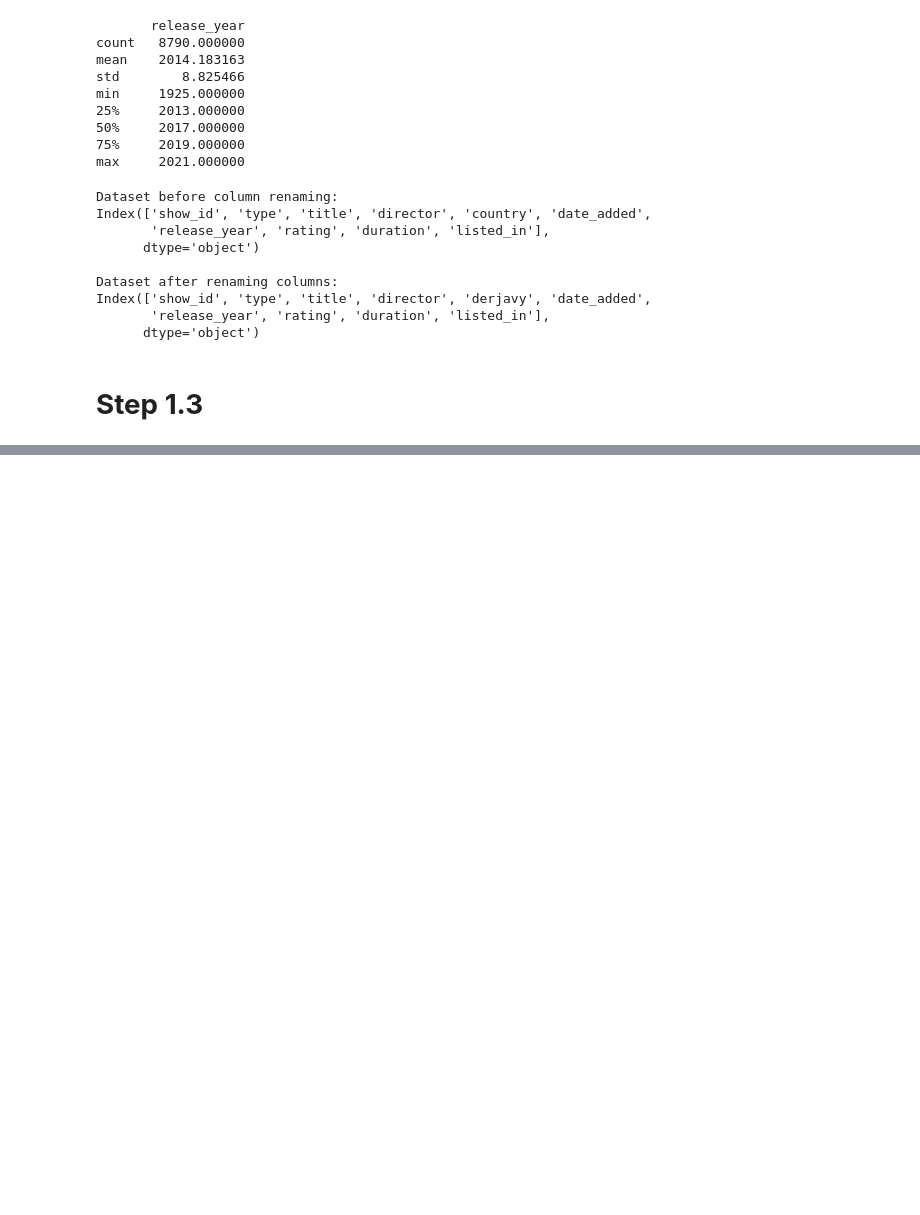
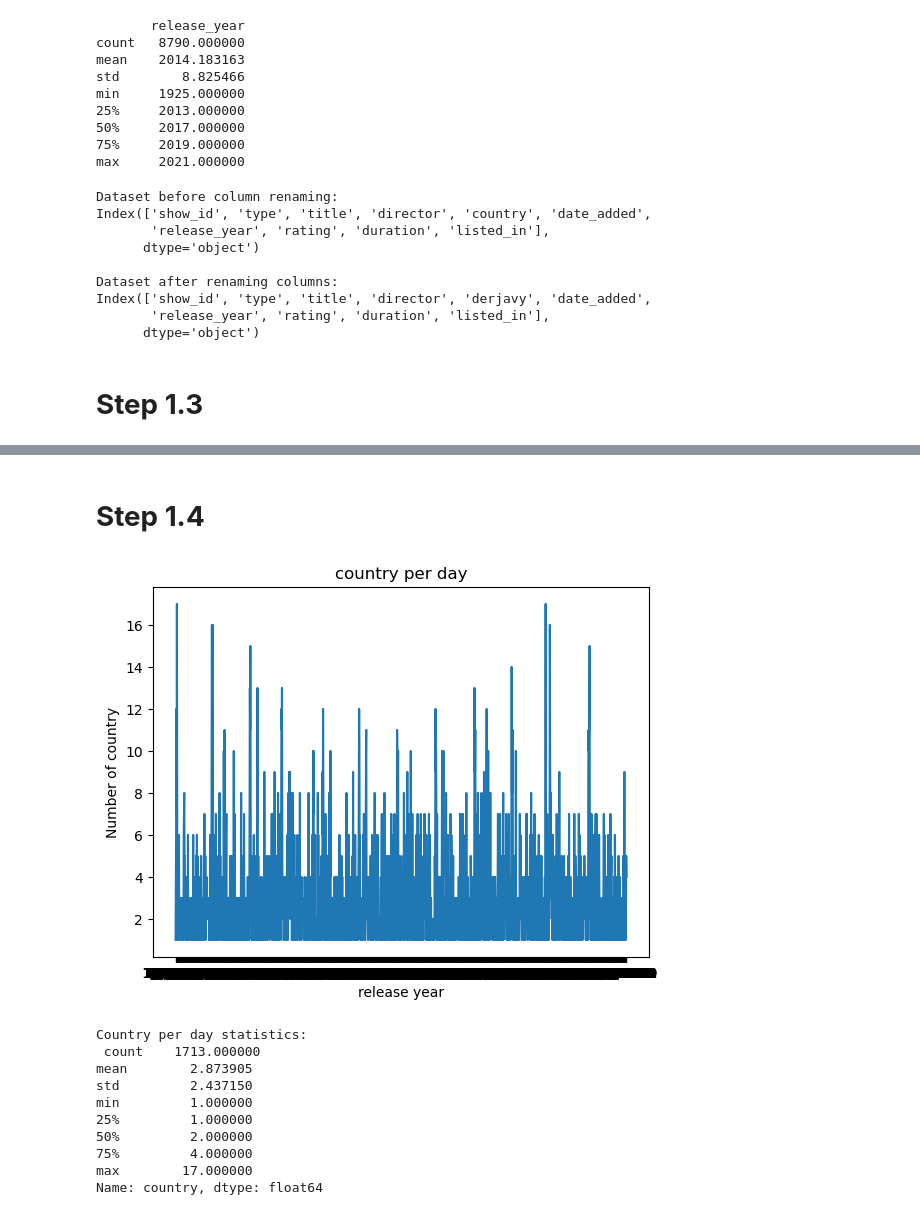
Before and after one commit to DanielXV1/Project-DataBase, a Jupyter notebook: project-database.ipynb, the cells around one changed output, grey strips where cells are left out. Cells and saved outputs as stored; diff of their text form; code cells hidden in the pictures; blank space fills up the shorter version.

```diff
--- a/project-database.ipynb
+++ b/project-database.ipynb
@@ -329,0 +279,53 @@ Top-10 по country:
+# %% [markdown]
+# **Step 1.4**
+# %%
+import pandas as pd
+
+data = pd.read_csv('/kaggle/input/netflix-data-cleaning-analysis-and-visualization/netflix1.csv')
+
+# предобработка данных
+data.drop_duplicates(inplace=True)
+data.dropna(inplace=True)
+
+# расчет метрик
+country_per_day = data.groupby('date_added')['country'].nunique()
+#sales_per_day = data.groupby('date')['sales'].sum()
+#sales_per_visitor = data.groupby('country')['sales'].sum()
+
+# визуализация результатов
+import matplotlib.pyplot as plt
+
+plt.plot(country_per_day)
+plt.title('country per day')
+plt.xlabel('release year')
+plt.ylabel('Number of country')
+plt.show()
+
+#plt.plot(sales_per_day)
+#plt.title('Sales per day')
+#plt.xlabel('Date')
+#plt.ylabel('Sales')
+#plt.show()
+
+#plt.hist(sales_per_visitor)
+#plt.title('Sales per visitor')
+#plt.xlabel('Sales')
+#plt.ylabel('Number of visitors')
+#plt.show()
+
+# анализ каждой метрики
+print('Country per day statistics:\n', country_per_day.describe())
+#print('Sales per day statistics:\n', sales_per_day.describe())
+#print('Sales per visitor statistics:\n', sales_per_visitor.describe())
+# %% [output]
+[figure, added]
+Country per day statistics:
+ count    1713.000000
+mean        2.873905
+std         2.437150
+min         1.000000
+25%         1.000000
+50%         2.000000
+75%         4.000000
+max        17.000000
+Name: country, dtype: float64
```
Also changed, not shown: parts of 10 cells of this notebook.
